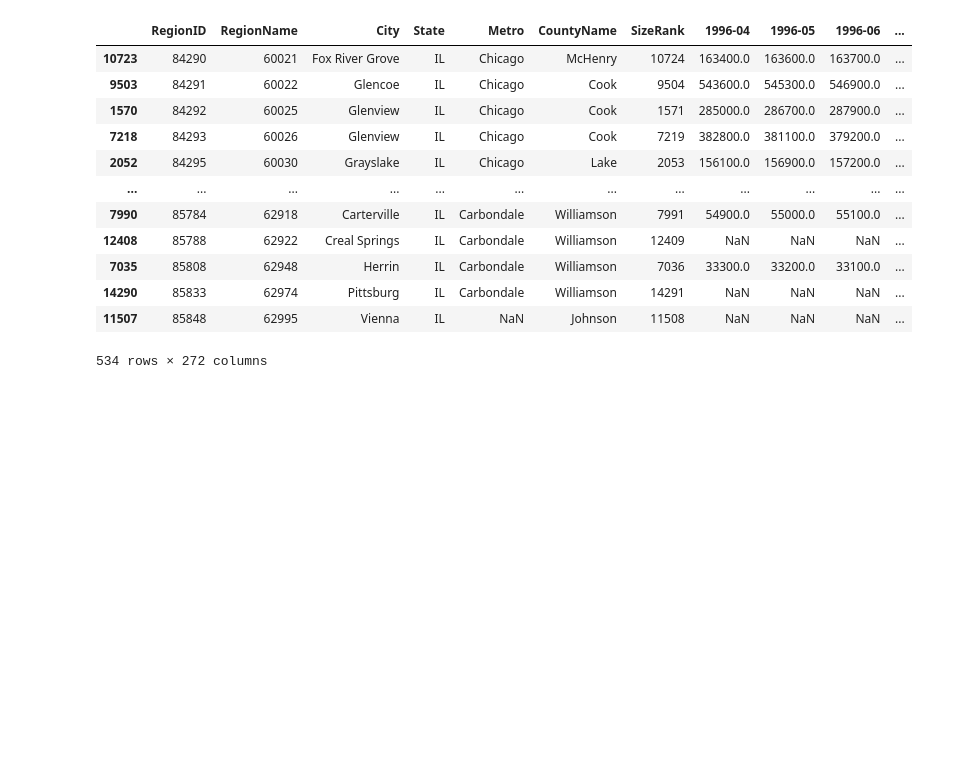
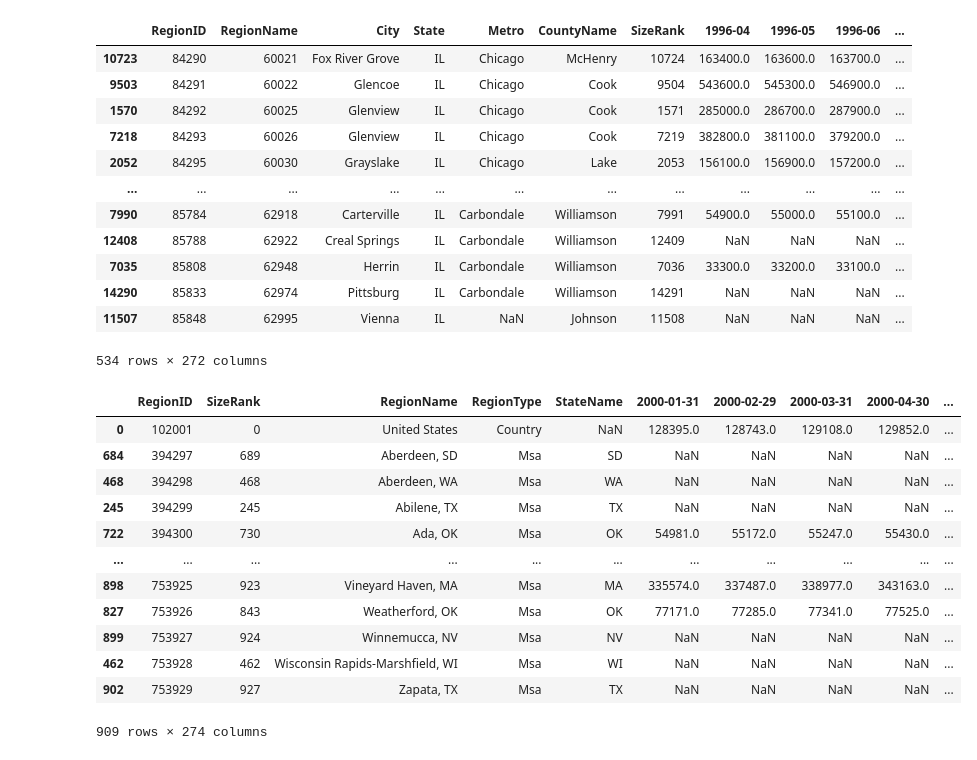
Before and after one commit to WoojinJun/zipcode_investment, a Jupyter notebook: scratch-notebook.ipynb, the cells around one changed output. Cells and saved outputs as stored; diff of their text form; code cells hidden in the pictures; blank space fills up the shorter version.

```diff
--- a/scratch-notebook.ipynb
+++ b/scratch-notebook.ipynb
@@ -34,3 +53,21 @@ df[(df['State'] == 'IL') & (df['RegionName'] > 60020)].sort_values('RegionName')
 | 14290 | 85833 | 62974 | Pittsburg | IL | Carbondale | Williamson | 14291 | NaN | NaN | NaN | ... |
 | 11507 | 85848 | 62995 | Vienna | IL | NaN | Johnson | 11508 | NaN | NaN | NaN | ... |
 534 rows × 272 columns
+# %%
+df1 = pd.read_csv("time-series/zillow_homevalue.csv")
+df1
+df1.sort_values('RegionID')
+# %% [output]
+|  | RegionID | SizeRank | RegionName | RegionType | StateName | 2000-01-31 | 2000-02-29 | 2000-03-31 | 2000-04-30 | ... |
+| 0 | 102001 | 0 | United States | Country | NaN | 128395.0 | 128743.0 | 129108.0 | 129852.0 | ... |
+| 684 | 394297 | 689 | Aberdeen, SD | Msa | SD | NaN | NaN | NaN | NaN | ... |
+| 468 | 394298 | 468 | Aberdeen, WA | Msa | WA | NaN | NaN | NaN | NaN | ... |
+| 245 | 394299 | 245 | Abilene, TX | Msa | TX | NaN | NaN | NaN | NaN | ... |
+| 722 | 394300 | 730 | Ada, OK | Msa | OK | 54981.0 | 55172.0 | 55247.0 | 55430.0 | ... |
+| ... | ... | ... | ... | ... | ... | ... | ... | ... | ... | ... |
+| 898 | 753925 | 923 | Vineyard Haven, MA | Msa | MA | 335574.0 | 337487.0 | 338977.0 | 343163.0 | ... |
+| 827 | 753926 | 843 | Weatherford, OK | Msa | OK | 77171.0 | 77285.0 | 77341.0 | 77525.0 | ... |
+| 899 | 753927 | 924 | Winnemucca, NV | Msa | NV | NaN | NaN | NaN | NaN | ... |
+| 462 | 753928 | 462 | Wisconsin Rapids-Marshfield, WI | Msa | WI | NaN | NaN | NaN | NaN | ... |
+| 902 | 753929 | 927 | Zapata, TX | Msa | TX | NaN | NaN | NaN | NaN | ... |
+909 rows × 274 columns
```
Also changed, not shown: parts of 4 cells of this notebook.
